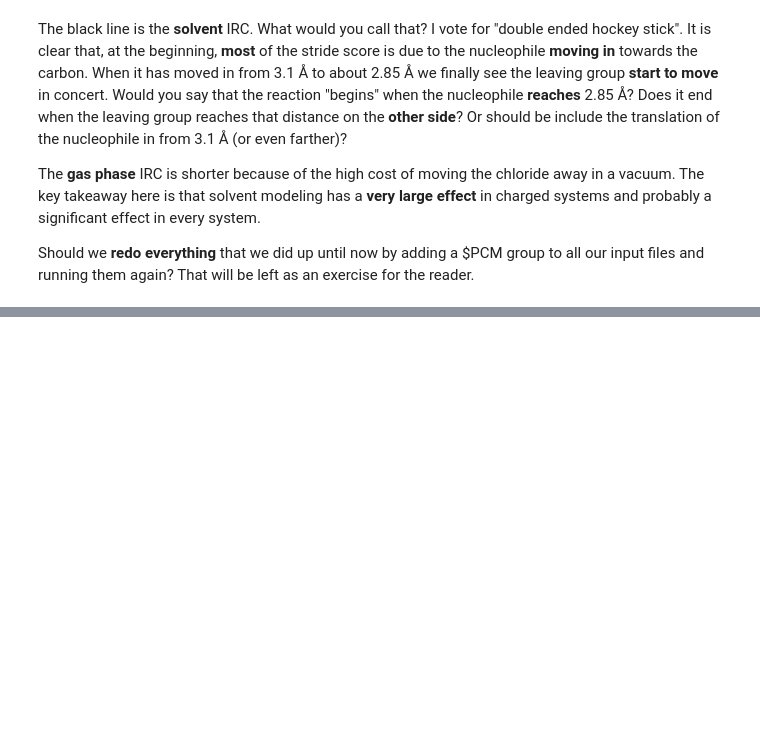
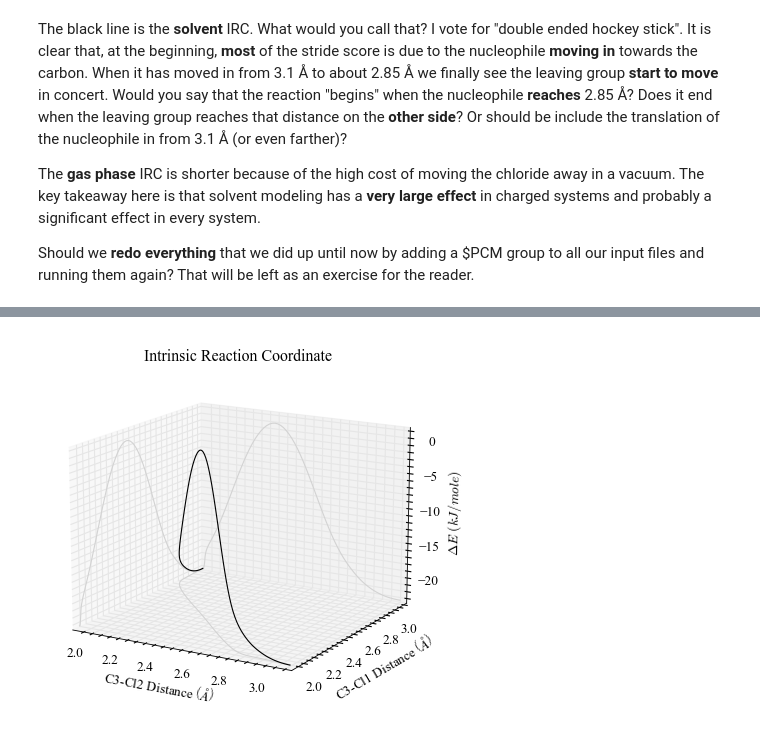
Before and after one commit to blinkletter/UsingGAMESS, a Jupyter notebook: docs/_sources/10_Solvent_IRC_Plots-Data.ipynb, the cells around one changed output, grey strips where cells are left out. Saved outputs shown, nothing was run; the diff lists cells and outputs as text; code cells hidden in the pictures; blank space fills up the shorter version.

```diff
--- a/docs/_sources/10_Solvent_IRC_Plots-Data.ipynb
+++ b/docs/_sources/10_Solvent_IRC_Plots-Data.ipynb
@@ -110,0 +119,31 @@ Should we **redo everything** that we did up until now by adding a $PCM group to
+# %%
+fig = plt.figure()
+ax = plt.axes(projection='3d')
+ax.view_init(15, -60)
+# Data for a three-dimensional line
+zline = solvent[:]["E(kJ/mole)"]
+xline = solvent[:]["C-Cl1"]
+yline = solvent[:]["C-Cl2"]
+
+ax.plot(xline, yline, zs=-23.17, zdir='z', color="lightgray")
+ax.plot(xline, zline, zs=1.96, zdir='x', color="lightgray")
+ax.plot(yline, zline, zs=3.11, zdir='y', color="lightgray")
+
+ax.plot3D(xline, yline, zline, 'k')
+
+
+# Data for three-dimensional scattered points
+#ax.scatter3D(xline, yline, zline, c=zline, cmap='Greens');
+
+ax.set_xlabel(r"C3-Cl2 Distance $\left( \AA \right)$")
+ax.set_ylabel(r"C3-Cl1 Distance $\left( \AA \right)$")
+ax.set_zlabel(r"$\Delta E \  \left(kJ/mole\right)$")
+ax.set_title("Intrinsic Reaction Coordinate")
+ax.set_xlim(1.96,3.11)
+ax.set_ylim(1.96,3.11)
+ax.set_zlim(-23.17,1)
+
+fig.savefig("plot3.pdf")
+plt.show()
+# %% [output]
+[figure, added]
```
Also changed, not shown: parts of 6 cells of this notebook, 46 other files.
